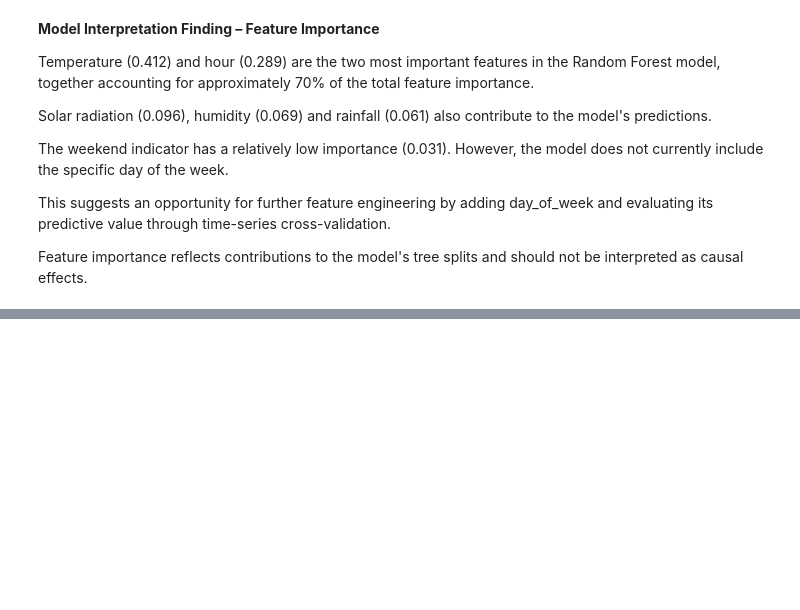
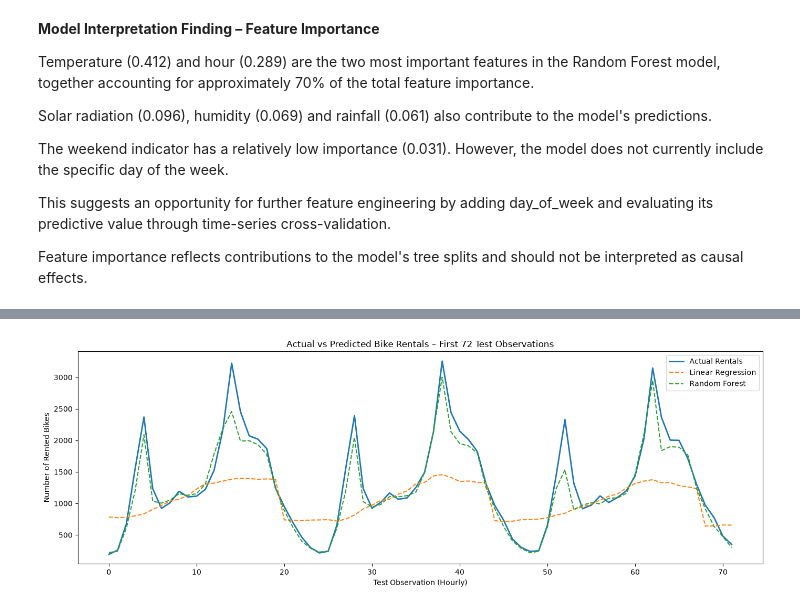
Before and after one commit to ChandaNovent/BikeFlow, a Jupyter notebook: 01_bikeflow_analysis.ipynb, the cells around one changed output, grey strips where cells are left out. Cells and saved outputs as stored; diff of their text form; code cells hidden in the pictures; blank space fills up the shorter version.

```diff
--- a/01_bikeflow_analysis.ipynb
+++ b/01_bikeflow_analysis.ipynb
@@ -2025,0 +2120,17 @@ tree splits and should not be interpreted as causal effects.
+# %%
+
+# Predict bike rentals using Linear Regression
+linear_test_predictions = linear_model.predict(X_test)
+
+# Predict bike rentals using the final Random Forest
+rf_test_predictions = final_rf_model.predict(X_test)
+
+# Display the first five actual and predicted values
+prediction_comparison = pd.DataFrame({
+    "Actual Rentals": y_test.values,
+    "Linear Regression": linear_test_predictions,
+    "Random Forest": rf_test_predictions
+})
+
+# Show the first five rows
+display(prediction_comparison.head())
@@ -2025,0 +2144,40 @@ tree splits and should not be interpreted as causal effects.
+# %%
+
+# Select the first 72 observations from the test period
+n_hours = 72
+
+# Create a figure
+plt.figure(figsize=(14, 5))
+
+# Plot the actual number of rented bikes
+plt.plot(
+    y_test.iloc[:n_hours].values,
+    label="Actual Rentals",
+    linewidth=2
+)
+
+# Plot Linear Regression predictions
+plt.plot(
+    linear_test_predictions[:n_hours],
+    label="Linear Regression",
+    linestyle="--"
+)
+
+# Plot Random Forest predictions
+plt.plot(
+    rf_test_predictions[:n_hours],
+    label="Random Forest",
+    linestyle="--"
+)
+
+# Add labels and a descriptive title
+plt.title("Actual vs Predicted Bike Rentals – First 72 Test Observations")
+plt.xlabel("Test Observation (Hourly)")
+plt.ylabel("Number of Rented Bikes")
+
+# Display the legend and chart
+plt.legend()
+plt.tight_layout()
+plt.show()
+# %% [output]
+[figure, added]
```
Also changed, not shown: parts of 16 cells of this notebook.
